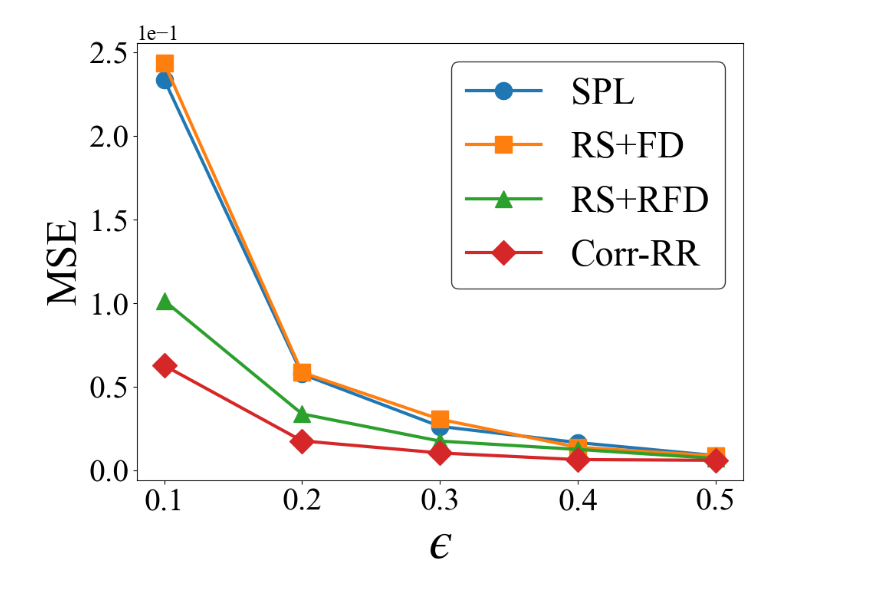
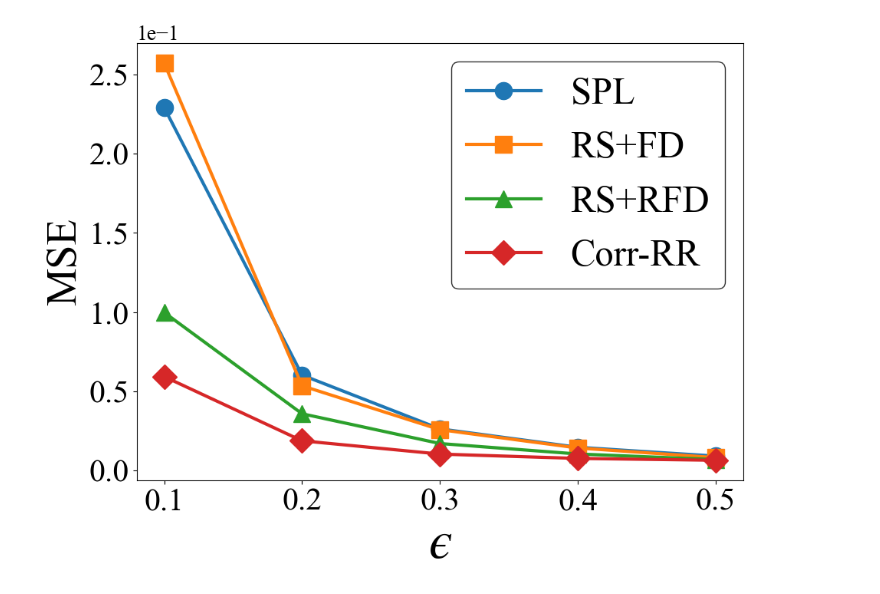
Before and after one commit to shafizurRseeam/pet_today, a Jupyter notebook: 4d_4k_mse_epsilon.ipynb, the cells around one changed output. Saved outputs shown, nothing was run; the diff lists cells and outputs as text; code cells hidden in the pictures.

```diff
--- a/4d_4k_mse_epsilon.ipynb
+++ b/4d_4k_mse_epsilon.ipynb
@@ -517,32 +243,34 @@ if __name__ == "__main__":
 # %%
 if __name__ == "__main__":
     eps = [0.1, 0.2, 0.3, 0.4, 0.5]
 
     # === Data spec ===
     domain = [0, 1, 2, 3]  # same domain for all attributes
 
     # Marginals for odd attributes
     x1_marginal = {0: 0.4, 1: 0.3, 2: 0.2, 3: 0.1}   # for X1
     x3_marginal = {0: 0.1, 1: 0.2, 2: 0.3, 3: 0.4}   # for X3 (example)
 
     # Tell the generator: two odd marginals => X1..X4
     odd_marginals = [x1_marginal, x3_marginal]
 
     means = sweep_all(
         n=20000,
         epsilons=eps,
-        R=10,
+        R=20,
         corr=0.1,                 # global rho applied to both pairs
         seed=42,
         use_corr_rr=True,
         frac_phase1_corr=0.2,
         frac_phase1_rsrfd=0.2,
+        plot_dir="/Users/shafizurrahmanseeam/Desktop/cs",
+        csv_dir="/Users/shafizurrahmanseeam/Desktop/cs/data",
         domain=domain,
         odd_marginals=odd_marginals,  # now a list -> X1..X4
         q_marginal=None,              # None => uniform drift for even attrs
     )
 # %% [output]
-[figure, old version]
+[figure, new version]
 # %%
 if __name__ == "__main__":
     eps = [0.1, 0.2, 0.3, 0.4, 0.5]
```
Also changed, not shown: parts of 5 cells of this notebook, 2 other files.
